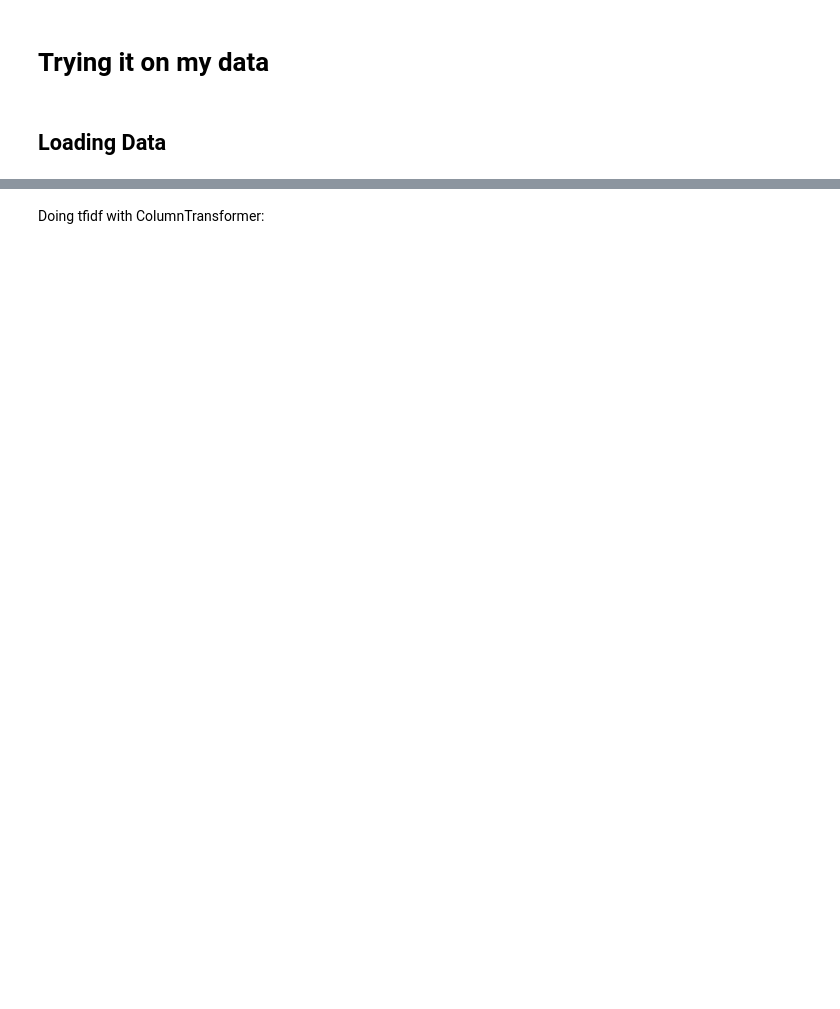
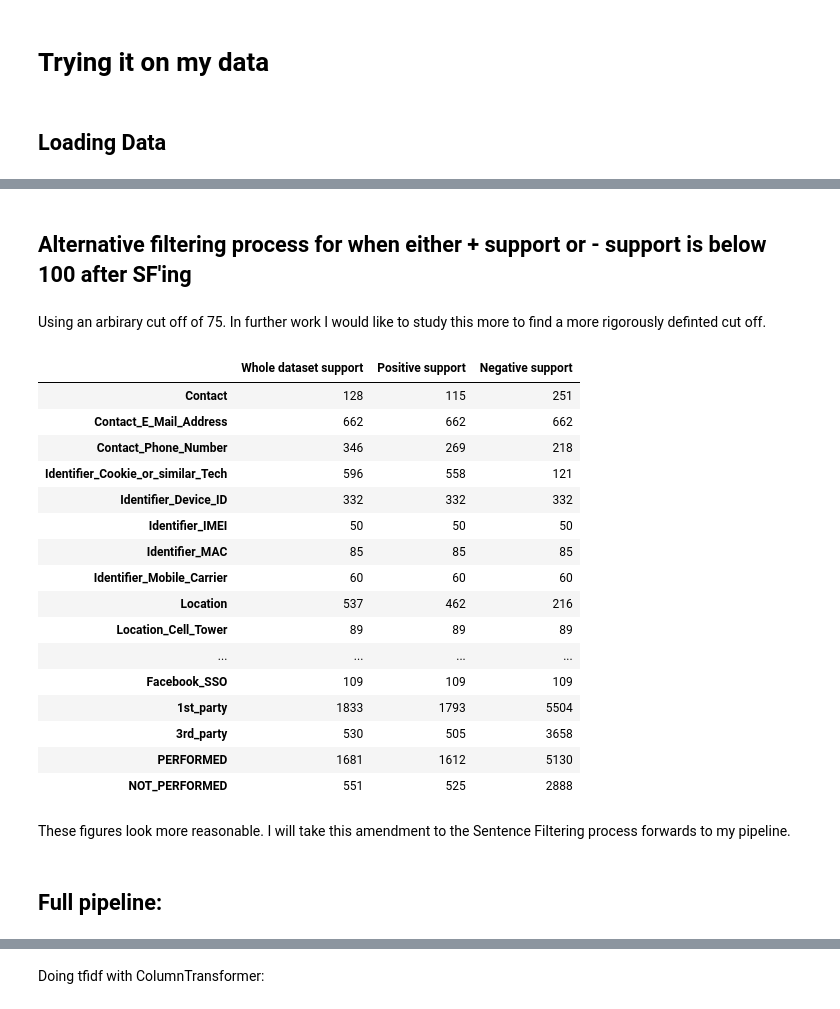
Before and after one commit to calhinchcliffe/nlp_privacy_policies, a Jupyter notebook: Trying custom transformer for pipeline.ipynb, the cells around one changed output, grey strips where cells are left out. Drawn from its saved outputs; the diff is of its cells as text; code cells hidden in the pictures; blank space fills up the shorter version.

```diff
--- a/Trying custom transformer for pipeline.ipynb
+++ b/Trying custom transformer for pipeline.ipynb
@@ -43,0 +118,4 @@ for dataframe in [df_for_pipelining_train]:
+# %% [markdown]
+## Alternative filtering process for when either + support or - support is below 100 after SF'ing
+# %% [markdown]
+Using an arbirary cut off of 75. In further work I would like to study this more to find a more rigorously definted cut off.
@@ -44 +156,57 @@ for dataframe in [df_for_pipelining_train]:
+# %%
+support_after_sf_table = pd.DataFrame({"Whole dataset support":["tbd"], "Positive support":["tbd"], "Negative support":["tbd"]}, index=["Contact"])
+
+for classifier in list_of_18_classifiers:
+
+    #Separate into x and y
+    y = df_for_pipelining_train[classifier]
+    X = pd.concat([df_for_pipelining_train['segment_text'],df_for_pipelining_train.loc[:,'contact info':]], axis=1).copy()
+
+    # filtering the table to get the list object from the same row that lists the classifier
+    classifier_features = clean_annotation_features[ clean_annotation_features['annotation'] == classifier ]     \
+                            .reset_index().at[0,'features']
+
+     # true/false boolean for sentence filtering:
+    sf_filter = ((X[classifier_features] > 0)\
+                 .sum(axis=1) > 0 )
+
+    # true/false boolean for balanced downsizing filter:
+    positive_rows = (y == 1)
+    negative_rows = (y == 0)
+    balanced_downzise_filter = (
+        positive_rows |
+        negative_rows.where(negative_rows == True).dropna().sample(n=positive_rows.sum(), replace=False)
+    )
+
+    # total + support in whole dataset (w/o SF'ing)
+    support_after_sf_table.loc[classifier, "Whole dataset support"] = y.value_counts()[1]
+
+    X, y = sentence_filtering(X, y, sf_filter)
+
+    support_after_sf_table.loc[classifier, "Positive support"] = y.value_counts().get(1, 0)
+    support_after_sf_table.loc[classifier, "Negative support"] = y.value_counts().get(0, 0)
+
+support_after_sf_table
+# %% [output]
+|  | Whole dataset support | Positive support | Negative support |
+| Contact | 128 | 115 | 251 |
+| Contact_E_Mail_Address | 662 | 662 | 662 |
+| Contact_Phone_Number | 346 | 269 | 218 |
+| Identifier_Cookie_or_similar_Tech | 596 | 558 | 121 |
+| Identifier_Device_ID | 332 | 332 | 332 |
+| Identifier_IMEI | 50 | 50 | 50 |
+| Identifier_MAC | 85 | 85 | 85 |
+| Identifier_Mobile_Carrier | 60 | 60 | 60 |
+| Location | 537 | 462 | 216 |
+| Location_Cell_Tower | 89 | 89 | 89 |
+| ... | ... | ... | ... |
+| Facebook_SSO | 109 | 109 | 109 |
+| 1st_party | 1833 | 1793 | 5504 |
+| 3rd_party | 530 | 505 | 3658 |
+| PERFORMED | 1681 | 1612 | 5130 |
+| NOT_PERFORMED | 551 | 525 | 2888 |
+# %% [markdown]
+These figures look more reasonable. I will take this amendment to the Sentence Filtering process forwards to my pipeline.
+# %% [markdown]
+## Full pipeline:
 # %%
```
Also changed, not shown: parts of 24 cells of this notebook, 1 other file.
